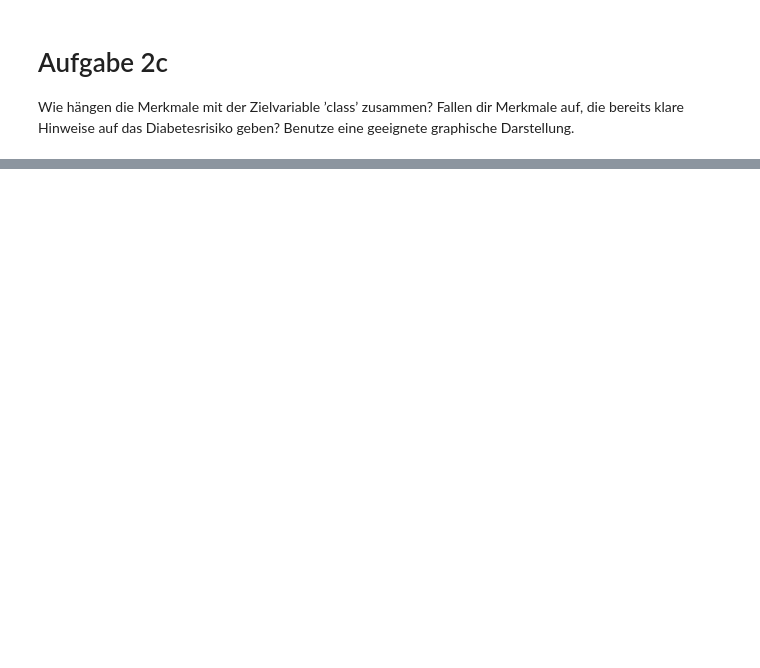
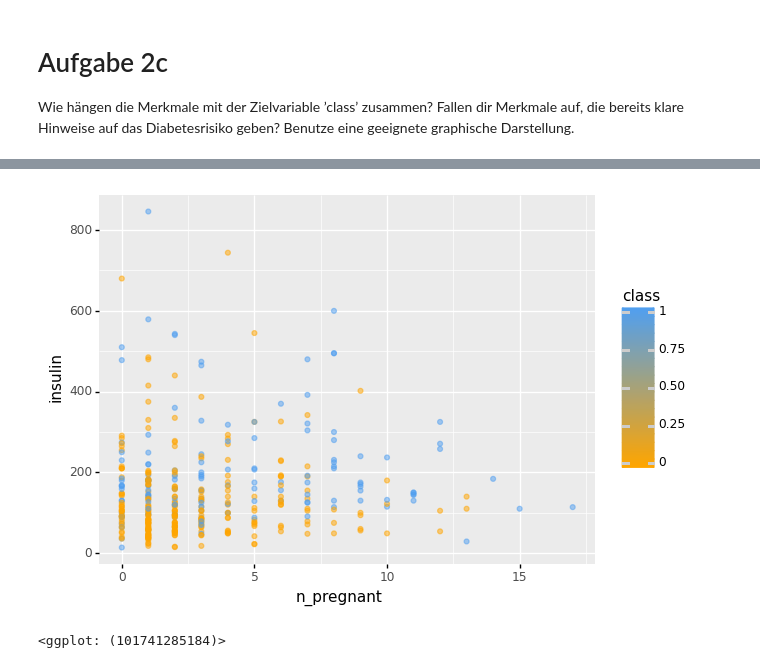
Before and after one commit to alexschillingfhnw/daw, a Jupyter notebook: Diabetes.ipynb, the cells around one changed output, grey strips where cells are left out. Drawn from its saved outputs; the diff is of its cells as text; code cells hidden in the pictures; blank space fills up the shorter version.

```diff
--- a/Diabetes.ipynb
+++ b/Diabetes.ipynb
@@ -155,0 +180,8 @@ bereits klare Hinweise auf das Diabetesrisiko geben? Benutze eine geeignete grap
+# %%
+(ggplot(data_new, aes(x='n_pregnant', y='insulin', color='class'))
+ + geom_point(alpha = 0.5)
+ + scale_color_gradient(low='orange', high='#509FF0')
+)
+# %% [output]
+[figure, added]
+<ggplot: (101741285184)>
```
Also changed, not shown: parts of 33 cells of this notebook.
